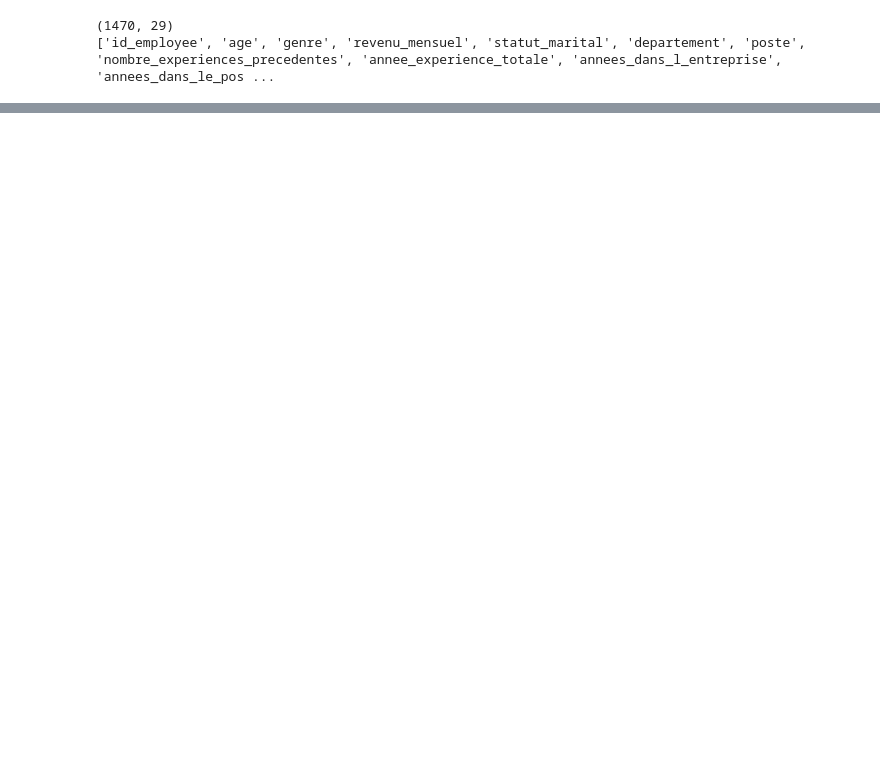
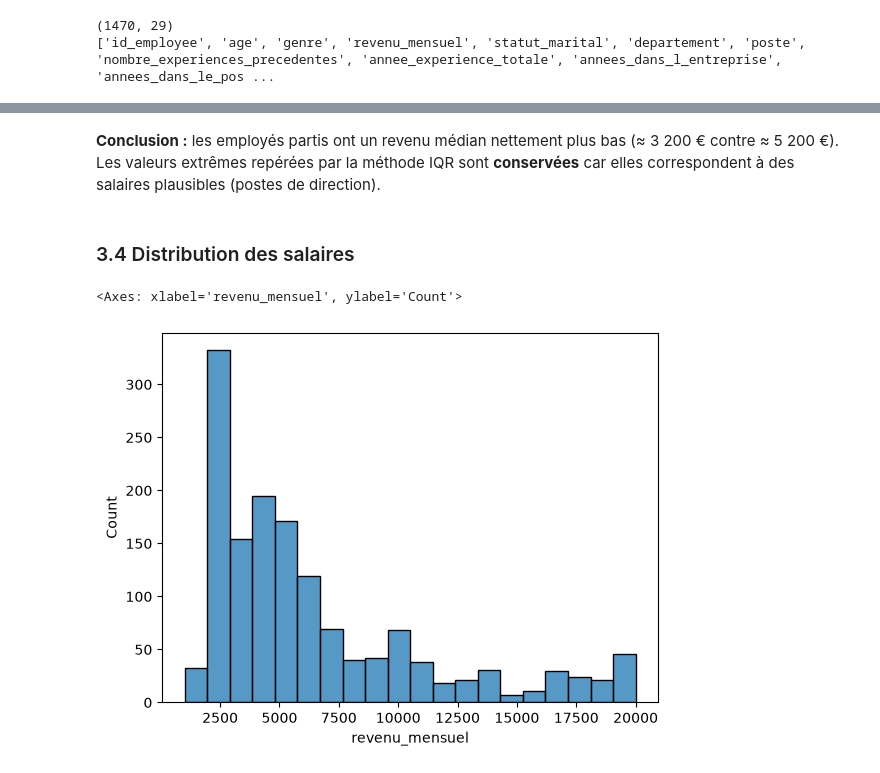
Before and after one commit to florent-lalot/projet10-attrition-esn, a Jupyter notebook: 01_exploration.ipynb, the cells around one changed output, grey strips where cells are left out. Saved outputs shown, nothing was run; the diff lists cells and outputs as text; code cells hidden in the pictures; blank space fills up the shorter version.

```diff
--- a/01_exploration.ipynb
+++ b/01_exploration.ipynb
@@ -308,0 +398,9 @@ print(df.columns.tolist())
+# %% [markdown]
+**Conclusion :** les employés partis ont un revenu médian nettement plus bas (≈ 3 200 € contre ≈ 5 200 €). Les valeurs extrêmes repérées par la méthode IQR sont **conservées** car elles correspondent à des salaires plausibles (postes de direction).
+# %% [markdown]
+### 3.4 Distribution des salaires
+# %%
+sns.histplot(df["revenu_mensuel"])
+# %% [output]
+<Axes: xlabel='revenu_mensuel', ylabel='Count'>
+[figure, added]
```
Also changed, not shown: parts of 31 cells of this notebook.
